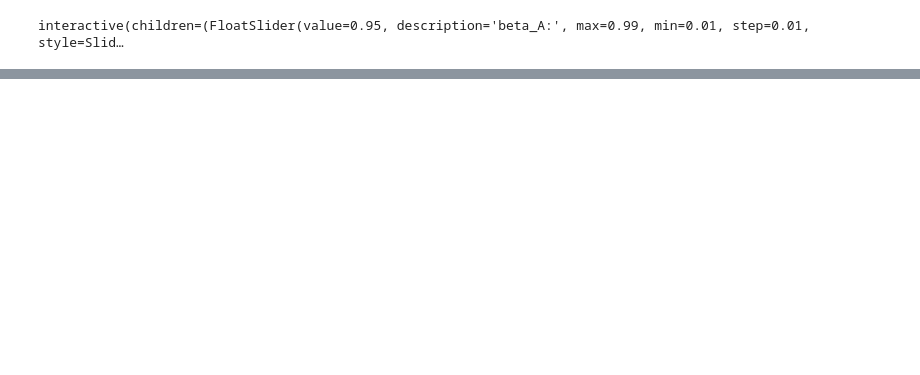
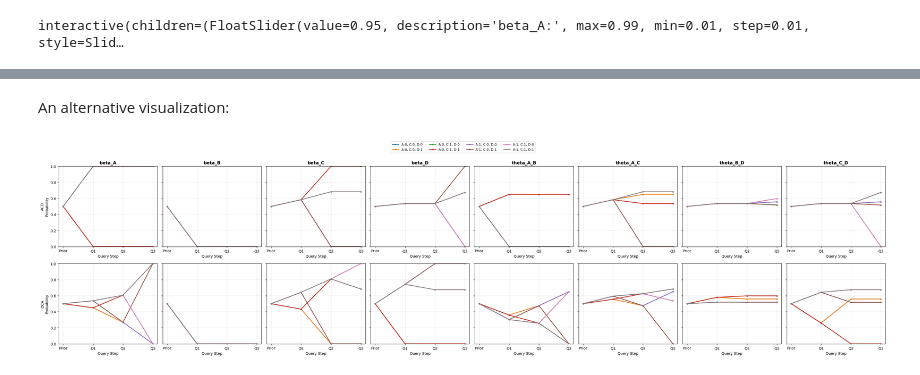
Before and after one commit to navarrenicolas/backtracking_counterfactuals, a Jupyter notebook: code/python/notebooks/order_effects.ipynb, the cells around one changed output, grey strips where cells are left out. Saved outputs shown, nothing was run; the diff lists cells and outputs as text; code cells hidden in the pictures; blank space fills up the shorter version.

```diff
--- a/code/python/notebooks/order_effects.ipynb
+++ b/code/python/notebooks/order_effects.ipynb
@@ -278,6 +652,0 @@ def static_twin_exog(**params):
-# %%
-order_effects_result = order_effects(
-    inference_method=static_twin_exog,
-    order = 'CDA'
-)
-order_effects_result
@@ -307,0 +663,66 @@ plot_exogenous_evolution(order_effects_result, exog_vars = list(base_inf.exogeno
+# %% [markdown]
+An alternative visualization:
+# %%
+def build_path_results(order_effects_result):
+    results = order_effects_result["results"]
+    priors = results[0]["exogenous_marginals"]["prior"]
+    exogenous_vars = sorted(priors.keys())
+
+    path_results = {ex_var: {} for ex_var in exogenous_vars}
+    for ex_var in exogenous_vars:
+        prior = priors[ex_var]
+        for r in results:
+            path = tuple(r["path"])
+            marginals = r["exogenous_marginals"]
+            q1 = marginals["marginals_q1"][ex_var]
+            q2 = marginals["marginals_q2"][ex_var]
+            q3 = marginals["marginals_q3"][ex_var]
+            path_results[ex_var][path] = [prior, q1, q2, q3]
+
+    return exogenous_vars, path_results
+
+
+orders = {
+    "ACD": ACD_order_effects_result,
+    "DCA": DCA_order_effects_result,
+}
+
+# Build once
+exogenous_vars, _ = build_path_results(ACD_order_effects_result)
+
+fig, axes = plt.subplots(
+    nrows=2, ncols=len(exogenous_vars),
+    figsize=(4 * len(exogenous_vars), 8),
+    sharey=True
+)
+
+for row_idx, (order_name, order_result) in enumerate(orders.items()):
+    _, path_results = build_path_results(order_result)
+
+    for col_idx, ex_var in enumerate(exogenous_vars):
+        ax = axes[row_idx, col_idx]
+
+        for path, values in path_results[ex_var].items():
+            path_label = ", ".join([f"{order_name[i]}:{path[i]}" for i in range(3)])
+            ax.plot([0, 1, 2, 3], values, marker="o", linewidth=1.8, markersize=3, label=path_label)
+
+        if row_idx == 0:
+            ax.set_title(ex_var, fontweight="bold")
+
+        ax.set_xticks([0, 1, 2, 3])
+        ax.set_xticklabels(["Prior", "Q1", "Q2", "Q3"])
+        ax.set_ylim(0, 1)
+        ax.grid(True, alpha=0.3)
+
+        if col_idx == 0:
+            ax.set_ylabel(f"{order_name}\nProbability")
+        ax.set_xlabel("Query Step")
+
+# One shared legend
+handles, labels = axes[0, 0].get_legend_handles_labels()
+fig.legend(handles, labels, loc="upper center", bbox_to_anchor=(0.5, 1.03), ncol=4, fontsize=9)
+
+plt.tight_layout(rect=[0, 0, 1, 0.95])
+plt.show()
+# %% [output]
+[figure, added]
```
Also changed, not shown: parts of 33 cells of this notebook.
